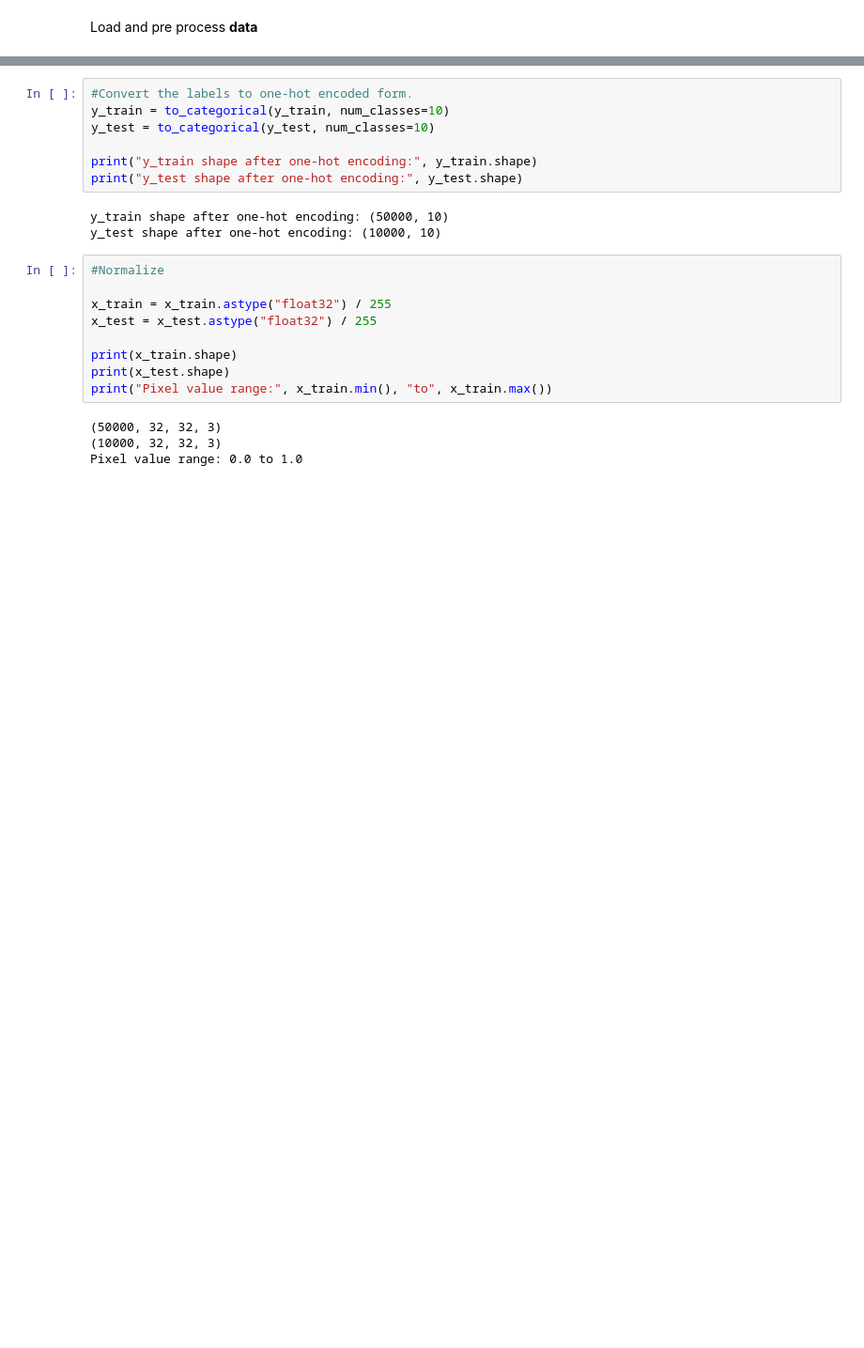
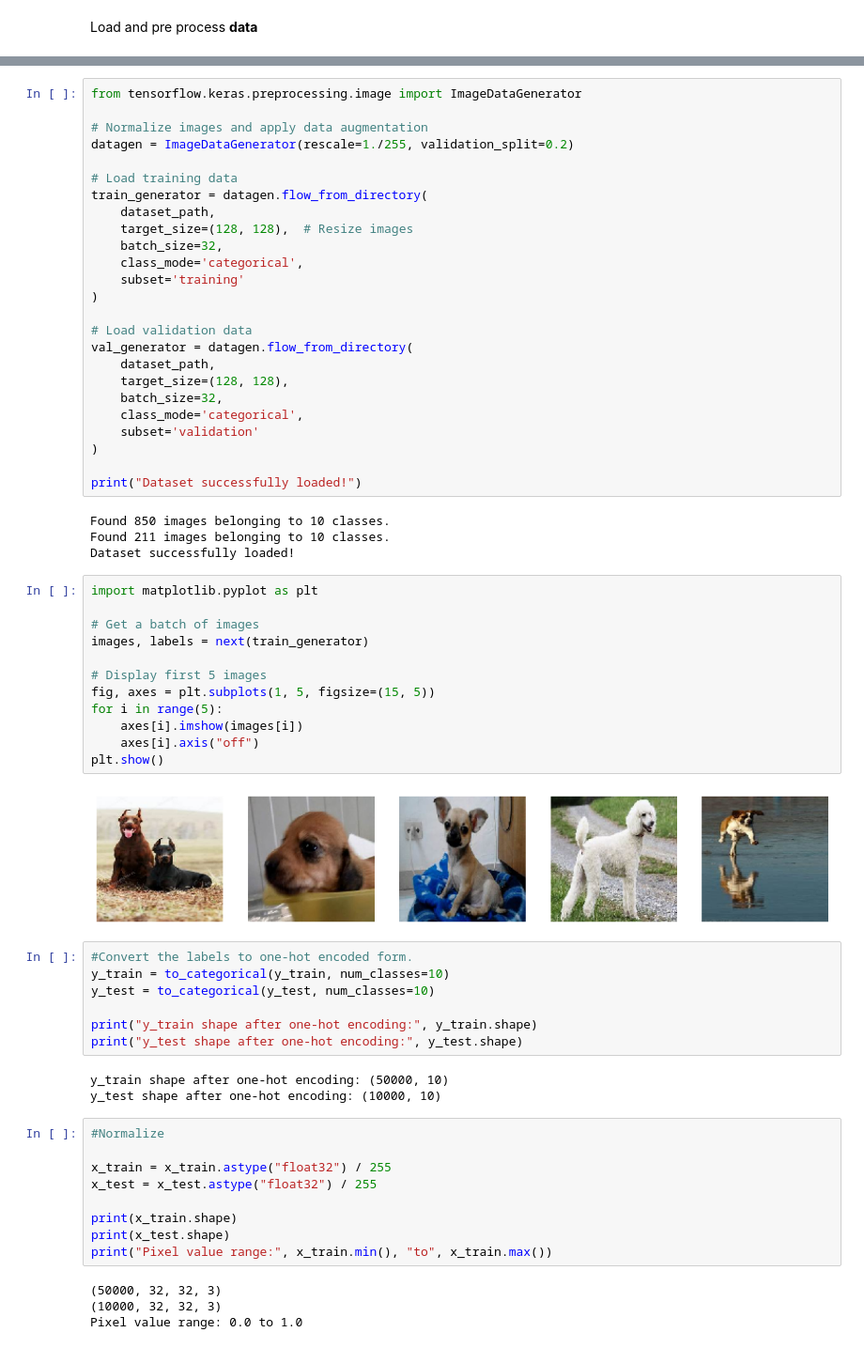
Before and after one commit to KJanzon/Project-CNN, a Jupyter notebook: main (1).ipynb, the cells around one changed output, grey strips where cells are left out. Shown at 94% size. Drawn from its saved outputs; the diff is of its cells as text; blank space fills up the shorter version.

```diff
--- a/main (1).ipynb
+++ b/main (1).ipynb
@@ -28,3 +23,46 @@ plt.show()
+# %%
+from tensorflow.keras.preprocessing.image import ImageDataGenerator
+
+# Normalize images and apply data augmentation
+datagen = ImageDataGenerator(rescale=1./255, validation_split=0.2)
+
+# Load training data
+train_generator = datagen.flow_from_directory(
+    dataset_path,
+    target_size=(128, 128),  # Resize images
+    batch_size=32,
+    class_mode='categorical',
+    subset='training'
+)
+
+# Load validation data
+val_generator = datagen.flow_from_directory(
+    dataset_path,
+    target_size=(128, 128),
+    batch_size=32,
+    class_mode='categorical',
+    subset='validation'
+)
+
+print("Dataset successfully loaded!")
+# %% [output]
+Found 850 images belonging to 10 classes.
+Found 211 images belonging to 10 classes.
+Dataset successfully loaded!
+# %%
+import matplotlib.pyplot as plt
+
+# Get a batch of images
+images, labels = next(train_generator)
+
+# Display first 5 images
+fig, axes = plt.subplots(1, 5, figsize=(15, 5))
+for i in range(5):
+    axes[i].imshow(images[i])
+    axes[i].axis("off")
+plt.show()
+# %% [output]
+[figure, added]
 # %%
 #Convert the labels to one-hot encoded form.
 y_train = to_categorical(y_train, num_classes=10)
```
Also changed, not shown: parts of 3 cells of this notebook.
